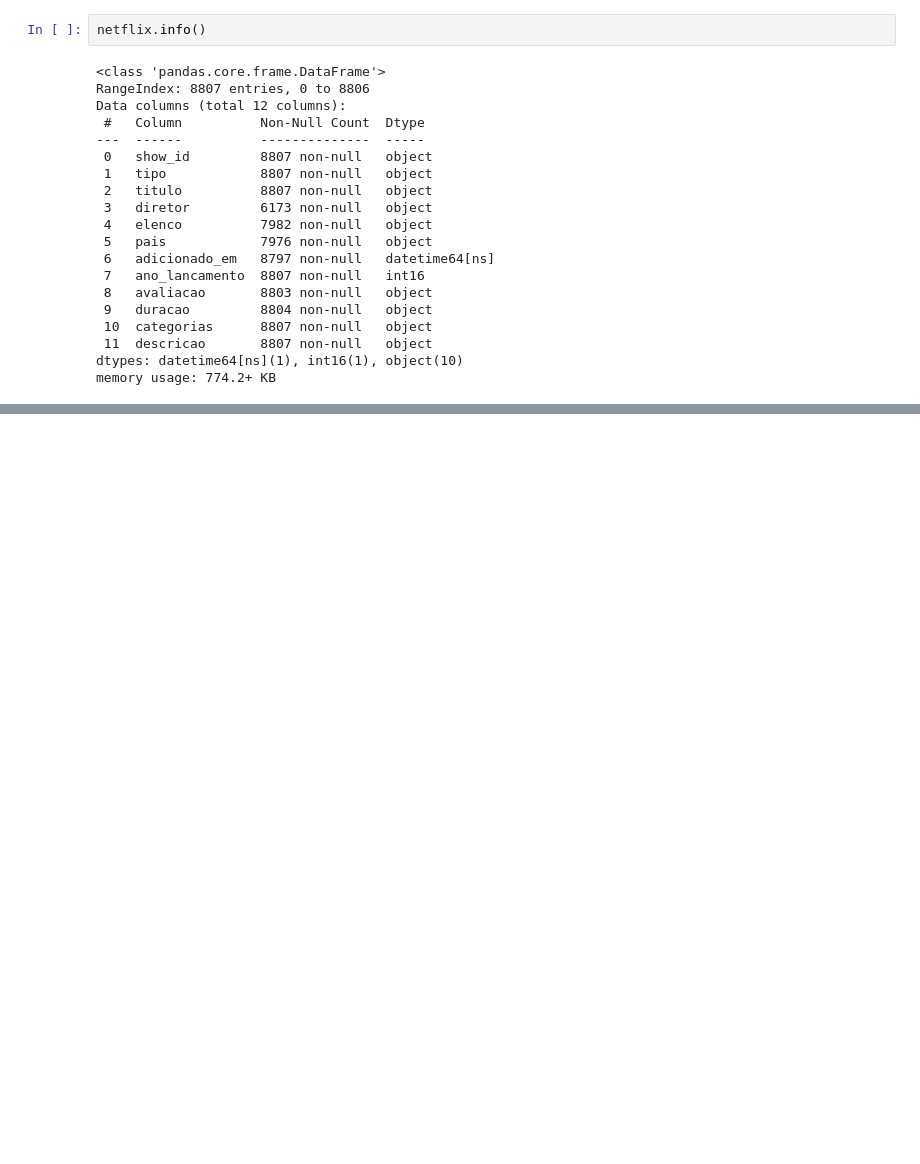
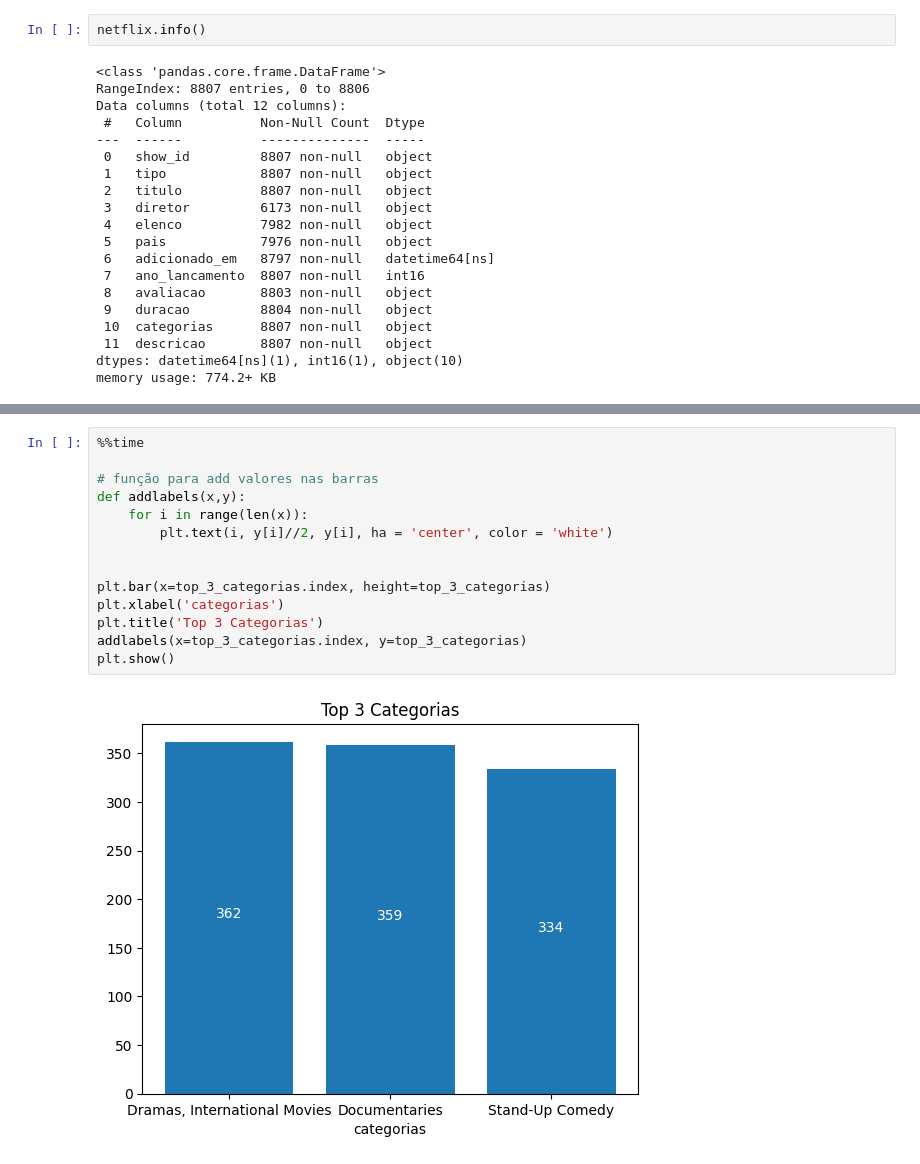
Before and after one commit to GuilhermeKotchergenko/santandercoders_bigdata1_project, a Jupyter notebook: netflix.ipynb, the cells around one changed output, grey strips where cells are left out. Cells and saved outputs as stored; diff of their text form; blank space fills up the shorter version.

```diff
--- a/netflix.ipynb
+++ b/netflix.ipynb
@@ -285,0 +316,16 @@ memory usage: 774.2+ KB
+# %%
+%%time
+
+# função para add valores nas barras
+def addlabels(x,y):
+    for i in range(len(x)):
+        plt.text(i, y[i]//2, y[i], ha = 'center', color = 'white')
+
+
+plt.bar(x=top_3_categorias.index, height=top_3_categorias)
+plt.xlabel('categorias')
+plt.title('Top 3 Categorias')
+addlabels(x=top_3_categorias.index, y=top_3_categorias)
+plt.show()
+# %% [output]
+[figure, added]
```
Also changed, not shown: parts of 17 cells of this notebook.
